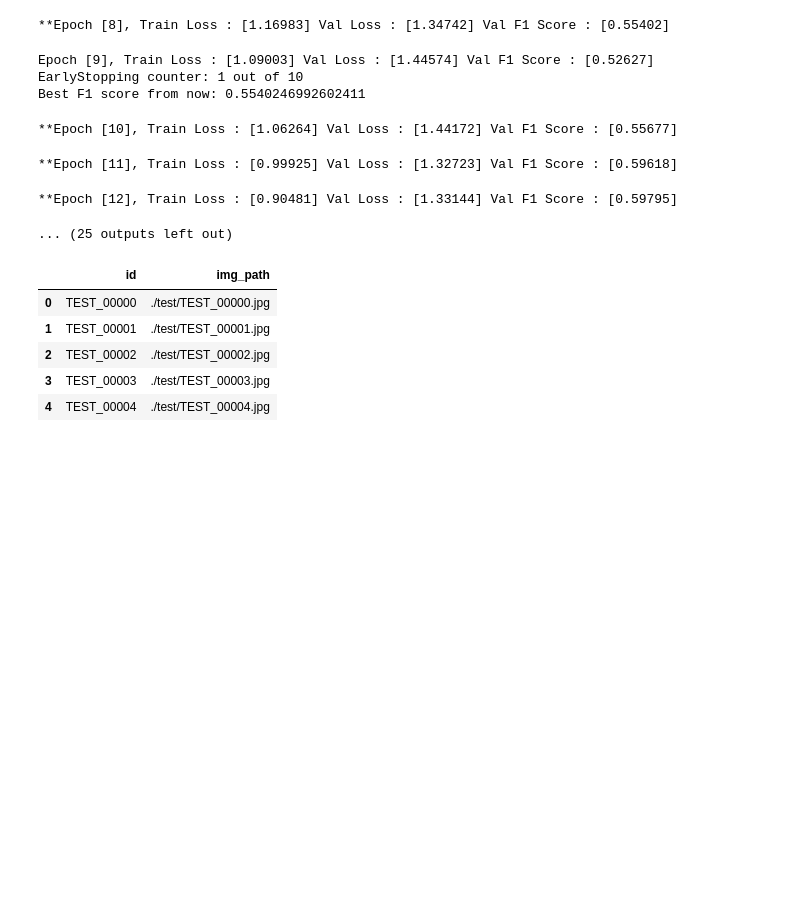
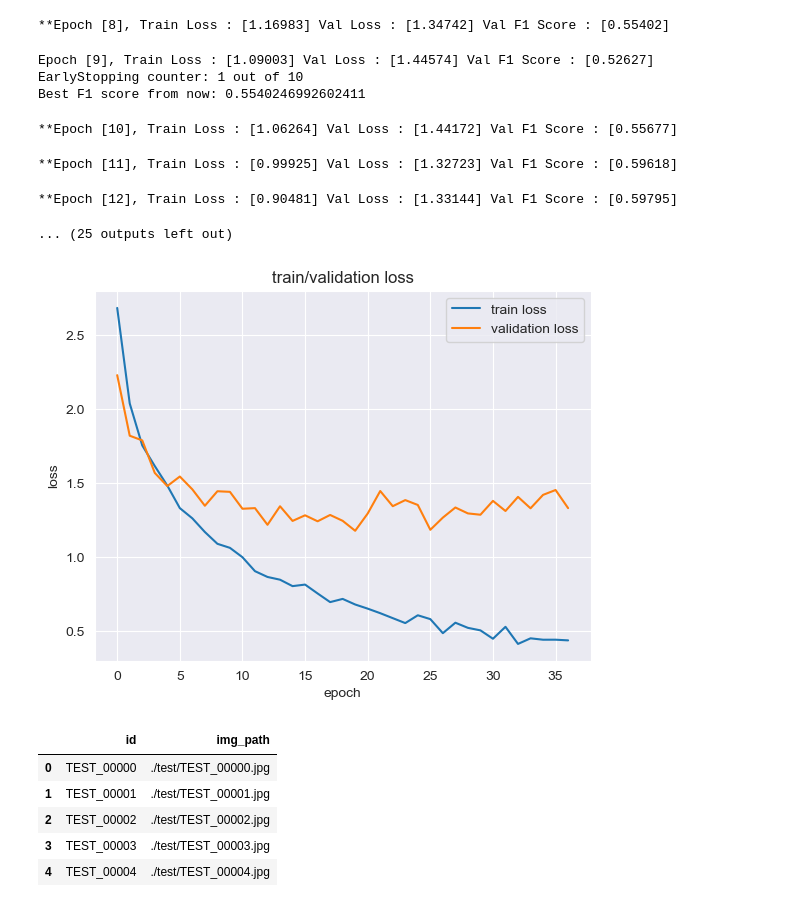
Before and after one commit to bootcamp6th-cv/artists_classfication, a Jupyter notebook: dukim/04_enhanced/1_1_layernorm_dropout.ipynb, the cells around one changed output. Cells and saved outputs as stored; diff of their text form; code cells hidden in the pictures; blank space fills up the shorter version.

```diff
--- a/dukim/04_enhanced/1_1_layernorm_dropout.ipynb
+++ b/dukim/04_enhanced/1_1_layernorm_dropout.ipynb
@@ -68,7 +73,7 @@ if running_colab:
     from google.colab import drive
     drive.mount('/content/drive')
 if running_colab:
-    data_path = '/content/drive/MyDrive/Colab Notebooks/ai6th/data/optiver/'
+    data_path = '/content/drive/MyDrive/Colab Notebooks/ai6th/data/artists/'
 else:
     data_path = '../../data/'
 # %%
@@ -158,14 +163,17 @@ val_loader = DataLoader(val_dataset, batch_size=CFG['BATCH_SIZE'], shuffle=False
 class BaseModel(nn.Module):
     def __init__(self, num_classes=len(le.classes_)):
         super(BaseModel, self).__init__()
-        self.backbone = timm.create_model('efficientnet_b2', pretrained=True, num_classes=512)
+        self.backbone = timm.create_model(
+            'efficientnet_b2',
+            pretrained=True,
+            num_classes=512
+        )
         self.classifier = nn.Sequential(
             nn.LayerNorm(512),
             nn.LeakyReLU(),
             nn.Dropout(p=0.5),
             nn.Linear(512, num_classes)
         )
-
     def forward(self, x):
         x = self.backbone(x)
         x = self.classifier(x)
@@ -235,10 +243,13 @@ def train_epoch(model, optimizer, train_loader, test_loader, scheduler, device):
     early_stopping = EarlyStopping(patience=CFG['PATIENCE'], verbose=True)
 
     best_score = 0
+    train_loss_list, val_loss_list = [], []
 
     for epoch in range(1,CFG["EPOCHS"]+1):
         tr_loss = train(model, optimizer, criterion, train_loader, device)
         val_loss, val_score = validation(model, criterion, test_loader, device)
+        train_loss_list.append(tr_loss)
+        val_loss_list.append(val_loss)
 
         if scheduler is not None:
             scheduler.step()
@@ -253,6 +264,7 @@ def train_epoch(model, optimizer, train_loader, test_loader, scheduler, device):
         if early_stopping(val_score):
             print(f'Epoch [{epoch}], early stopping')
             break
+    return (train_loss_list, val_loss_list)
 # %%
 class EarlyStopping:
     def __init__(self, patience=10, verbose=False, delta=0):
@@ -284,7 +296,7 @@ model.eval()
 optimizer = torch.optim.Adam(params = model.parameters(), lr = CFG["LEARNING_RATE"])
 scheduler = None
 
-train_epoch(model, optimizer, train_loader, val_loader, scheduler, device)
+train_loss_list, val_loss_list = train_epoch(model, optimizer, train_loader, val_loader, scheduler, device)
 # %% [output]
 **Epoch [1], Train Loss : [2.68645] Val Loss : [2.23137] Val F1 Score : [0.24138]
 **Epoch [2], Train Loss : [2.04004] Val Loss : [1.82154] Val F1 Score : [0.37937]
@@ -305,6 +317,15 @@ Best F1 score from now: 0.5540246992602411
 **Epoch [11], Train Loss : [0.99925] Val Loss : [1.32723] Val F1 Score : [0.59618]
 **Epoch [12], Train Loss : [0.90481] Val Loss : [1.33144] Val F1 Score : [0.59795]
 ... (25 outputs left out)
+# %%
+sns.lineplot(train_loss_list, label='train loss')
+sns.lineplot(val_loss_list, label='validation loss')
+plt.xlabel("epoch")
+plt.ylabel('loss')
+plt.title('train/validation loss')
+plt.show()
+# %% [output]
+[figure, added]
 # %%
 test_df = pd.read_csv(os.path.join(data_path, './test.csv'))
 test_df.head()
```
Also changed, not shown: parts of 4 cells of this notebook, 28 other files.
